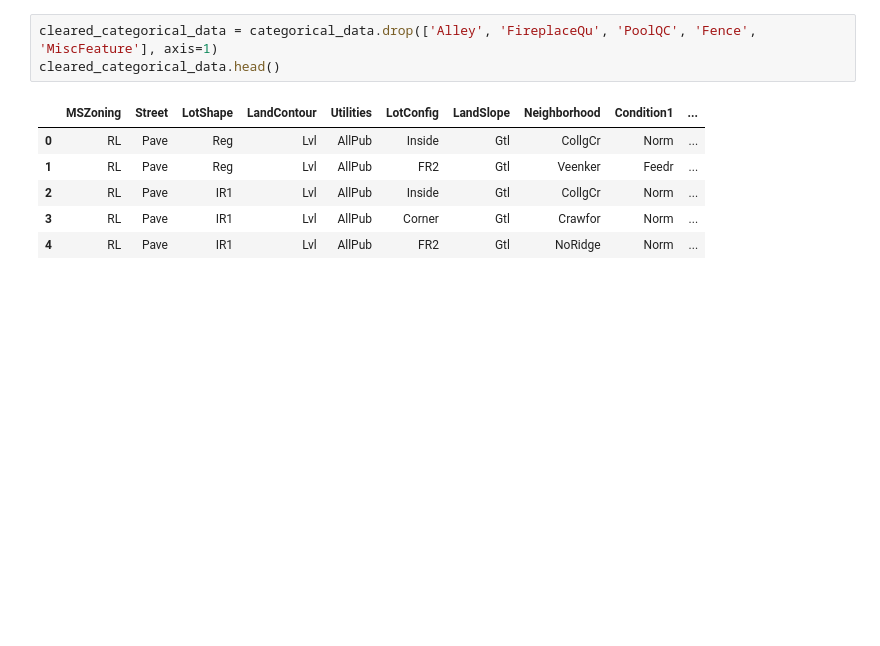
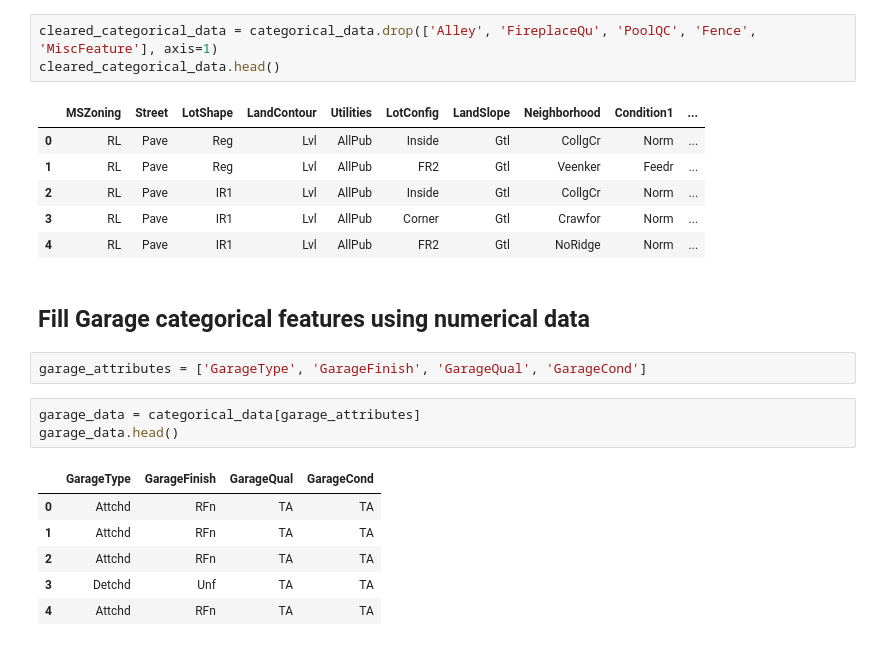
Before and after one commit to Justdek-code/data-science, a Jupyter notebook: house_prices_prediction/house_prices_prediction.ipynb, the cells around one changed output. Saved outputs shown, nothing was run; the diff lists cells and outputs as text; blank space fills up the shorter version.

```diff
--- a/house_prices_prediction/house_prices_prediction.ipynb
+++ b/house_prices_prediction/house_prices_prediction.ipynb
@@ -343,3 +361,17 @@ cleared_categorical_data.head()
 | 2 | RL | Pave | IR1 | Lvl | AllPub | Inside | Gtl | CollgCr | Norm | ... |
 | 3 | RL | Pave | IR1 | Lvl | AllPub | Corner | Gtl | Crawfor | Norm | ... |
 | 4 | RL | Pave | IR1 | Lvl | AllPub | FR2 | Gtl | NoRidge | Norm | ... |
+# %% [markdown]
+## Fill Garage categorical features using numerical data
+# %%
+garage_attributes = ['GarageType', 'GarageFinish', 'GarageQual', 'GarageCond']
+# %%
+garage_data = categorical_data[garage_attributes]
+garage_data.head()
+# %% [output]
+|  | GarageType | GarageFinish | GarageQual | GarageCond |
+| 0 | Attchd | RFn | TA | TA |
+| 1 | Attchd | RFn | TA | TA |
+| 2 | Attchd | RFn | TA | TA |
+| 3 | Detchd | Unf | TA | TA |
+| 4 | Attchd | RFn | TA | TA |
```
Also changed, not shown: parts of 21 cells of this notebook.
